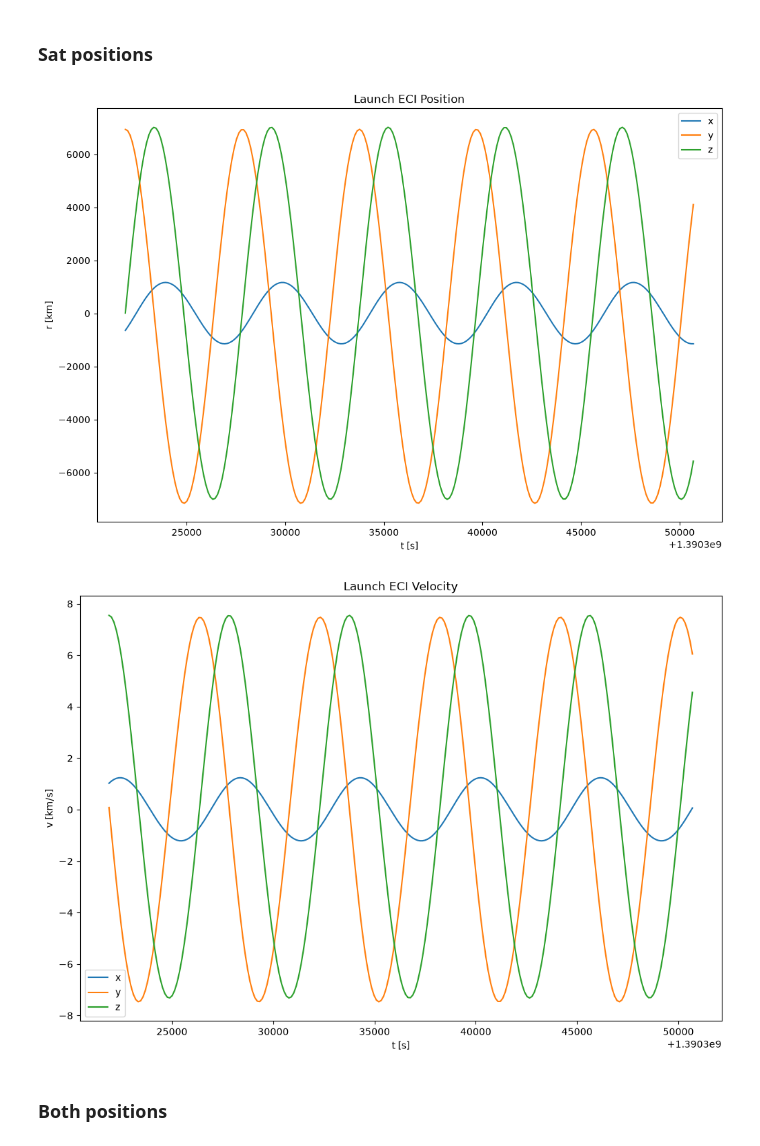
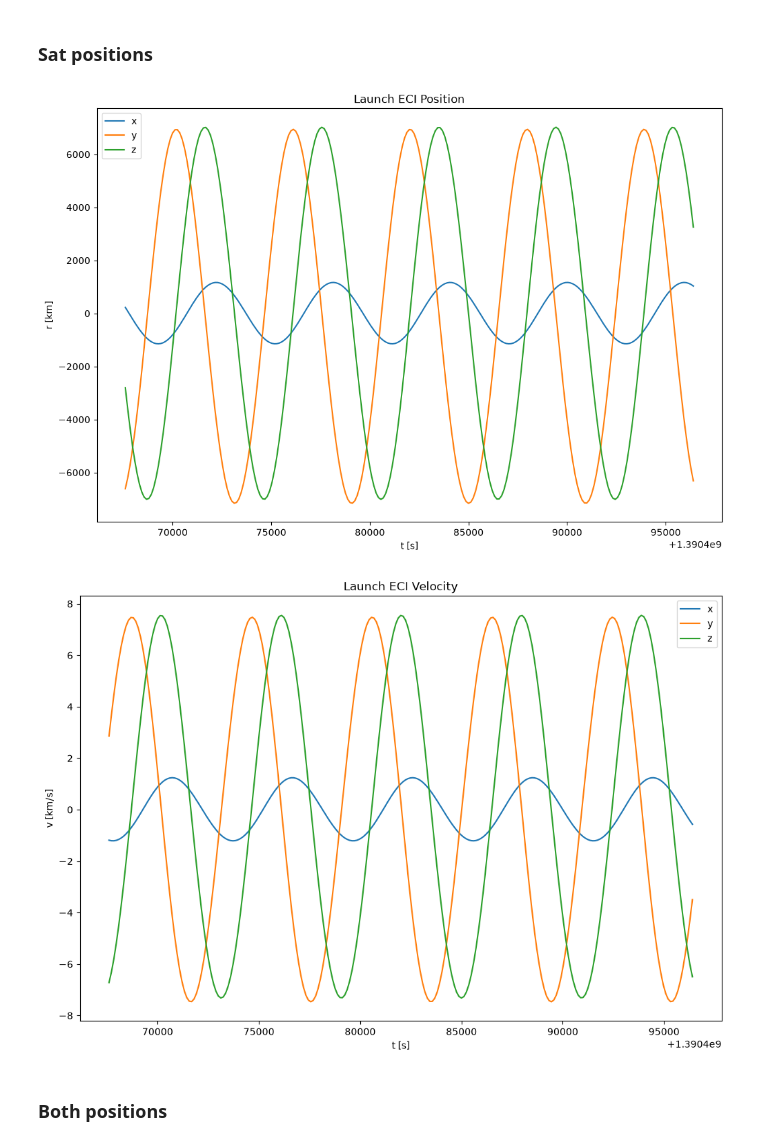
Before and after one commit to Cesium-Lab/stanford, a Jupyter notebook: aa279b/hw3_prob3.ipynb, the cells around one changed output. Drawn from its saved outputs; the diff is of its cells as text; code cells hidden in the pictures.

Commit message:
fixed start time

```diff
--- a/aa279b/hw3_prob3.ipynb
+++ b/aa279b/hw3_prob3.ipynb
@@ -58,8 +58,8 @@ launch_lat = 37.389444 * DEG_TO_RAD
 launch_alt = 11 * M_TO_KM
 
 # Dove 3 Orbital Elements
-t0_day = 21.68857885
-t_start_utc = (t0_day - 1) * DAY_TO_SEC + t_utc_2014
+dove_epoch_day_num = 21.68857885
+dove_epoch_utc = (dove_epoch_day_num - 1) * DAY_TO_SEC + t_utc_2014
 i_dove = 97.7791 * DEG_TO_RAD
 raan_dove = 95.3093 * DEG_TO_RAD
 e_dove = 0.0155616
@@ -68,6 +68,10 @@ M_dove = 2.1812 * DEG_TO_RAD
 n_dove = 14.56715041 / DAY_TO_SEC * 2 * np.pi # rev/day --> rad/s
 
 a_dove = (MU_EARTH / n_dove/n_dove)**((1/3)) # Calc
+
+# Sim start
+# 0100h on 23 January 2014 UTC
+sim_start_utc = 1390467600
 # %% [markdown]
 ## Part a
 # %%
@@ -210,7 +214,7 @@ print(intercept_grid.shape)
 # From beginning of ephemeris time
 t_total_utc = np.unique(np.concatenate(
         (np.array(sorted(intercept_grid.ravel())),t_arr_launch)
-    )) + t_start_utc # all places to evaluate
+    )) + sim_start_utc # all places to evaluate
 
 time_pairs = np.stack([
     launch_grid.ravel(),
@@ -434,37 +438,37 @@ plot_3d(t_total_utc, launch_r_eci, "Launcher", title="3D Launch Site Position")
 ### Sat positions
 # %%
 ## Sat functions
-def dove3_rv_eci(t_arr, t0 = t_start_utc) -> np.ndarray | tuple[np.ndarray, np.ndarray]:
+def dove3_rv_eci(t_arr, t0 = dove_epoch_utc) -> np.ndarray | tuple[np.ndarray, np.ndarray]:
     M_new = (M_dove + n_dove*(t_arr - t0))
     rv = np.array([rv_from_coe(a_dove,e_dove,i_dove,raan_dove,aop_dove,M) for M in M_new])
     r = rv[:,0,:]
     v = rv[:,1,:]
     return r,v
 
 dove3_r_eci, dove3_v_eci = dove3_rv_eci(t_total_utc)
 
 plt.figure(figsize=(12,8))
 plt.title("Launch ECI Position")
 plt.xlabel("t [s]")
 plt.ylabel("r [km]")
 plt.plot(t_total_utc, dove3_r_eci[:,0], label = "x")
 plt.plot(t_total_utc, dove3_r_eci[:,1], label = "y")
 plt.plot(t_total_utc, dove3_r_eci[:,2], label = "z")
 plt.legend()
 plt.show()
 
 plt.figure(figsize=(12,8))
 plt.title("Launch ECI Velocity")
 plt.xlabel("t [s]")
 plt.ylabel("v [km/s]")
 plt.plot(t_total_utc, dove3_v_eci[:,0], label = "x")
 plt.plot(t_total_utc, dove3_v_eci[:,1], label = "y")
 plt.plot(t_total_utc, dove3_v_eci[:,2], label = "z")
 plt.legend()
 plt.show()
 # %% [output]
-[figure, old version]
+[figure, new version]
-[figure, old version]
+[figure, new version]
 # %% [markdown]
 ### Both positions
 # %%
```
Also changed, not shown: parts of 3 cells of this notebook.
